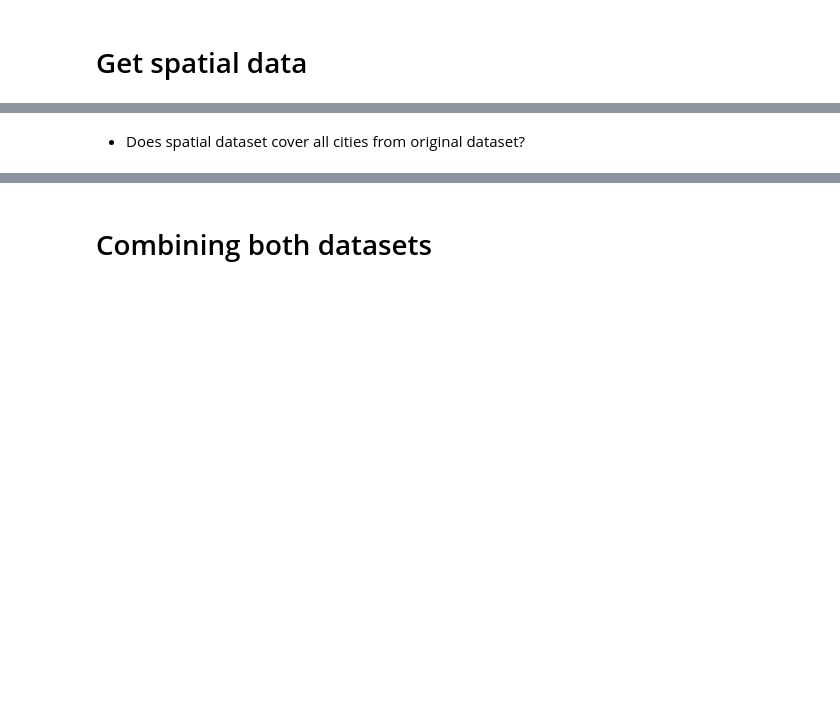
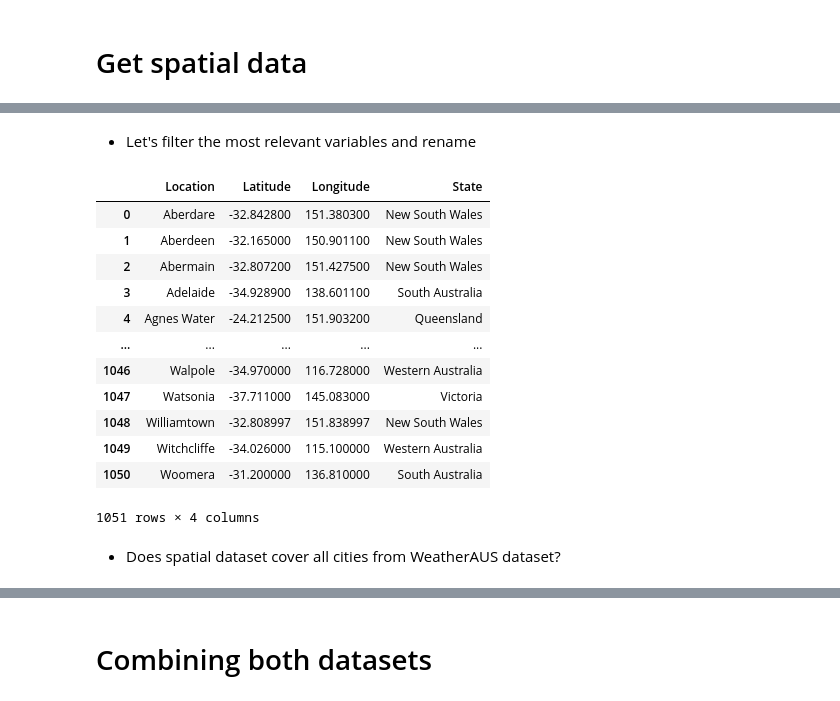
Before and after one commit to FernandoRocha88/WalkthroughProject, a Jupyter notebook: jupyter_notebooks/01 - DataCollection.ipynb, the cells around one changed output, grey strips where cells are left out. Cells and saved outputs as stored; diff of their text form; code cells hidden in the pictures; blank space fills up the shorter version.

```diff
--- a/jupyter_notebooks/01 - DataCollection.ipynb
+++ b/jupyter_notebooks/01 - DataCollection.ipynb
@@ -162,11 +218,33 @@ df.shape
+# %% [markdown]
+* Let's filter the most relevant variables and rename
 # %%
-df_spatial = (pd.read_csv("/content/WalkthroughProject1/inputs/datasets/GeospatialAustralia.csv")
+df_spatial = (df_spatial
               .filter(['city', 'lat', 'lng', 'admin_name'])
-              .rename(mapper={"city":"Location","lat":"Latitude","lng":"Longitude","admin_name":"State"},axis=1)
+              .rename(mapper={
+                              "city":"Location",
+                              "lat":"Latitude",
+                              "lng":"Longitude",
+                              "admin_name":"State"},
+                      axis=1)
               )
+
 df_spatial
+# %% [output]
+|  | Location | Latitude | Longitude | State |
+| 0 | Aberdare | -32.842800 | 151.380300 | New South Wales |
+| 1 | Aberdeen | -32.165000 | 150.901100 | New South Wales |
+| 2 | Abermain | -32.807200 | 151.427500 | New South Wales |
+| 3 | Adelaide | -34.928900 | 138.601100 | South Australia |
+| 4 | Agnes Water | -24.212500 | 151.903200 | Queensland |
+| ... | ... | ... | ... | ... |
+| 1046 | Walpole | -34.970000 | 116.728000 | Western Australia |
+| 1047 | Watsonia | -37.711000 | 145.083000 | Victoria |
+| 1048 | Williamtown | -32.808997 | 151.838997 | New South Wales |
+| 1049 | Witchcliffe | -34.026000 | 115.100000 | Western Australia |
+| 1050 | Woomera | -31.200000 | 136.810000 | South Australia |
+1051 rows × 4 columns
 # %% [markdown]
-* Does spatial dataset cover all cities from original dataset?
+* Does spatial dataset cover all cities from WeatherAUS dataset?
 # %%
 count = 0
 list_of_cities = []
```
Also changed, not shown: parts of 16 cells of this notebook.
